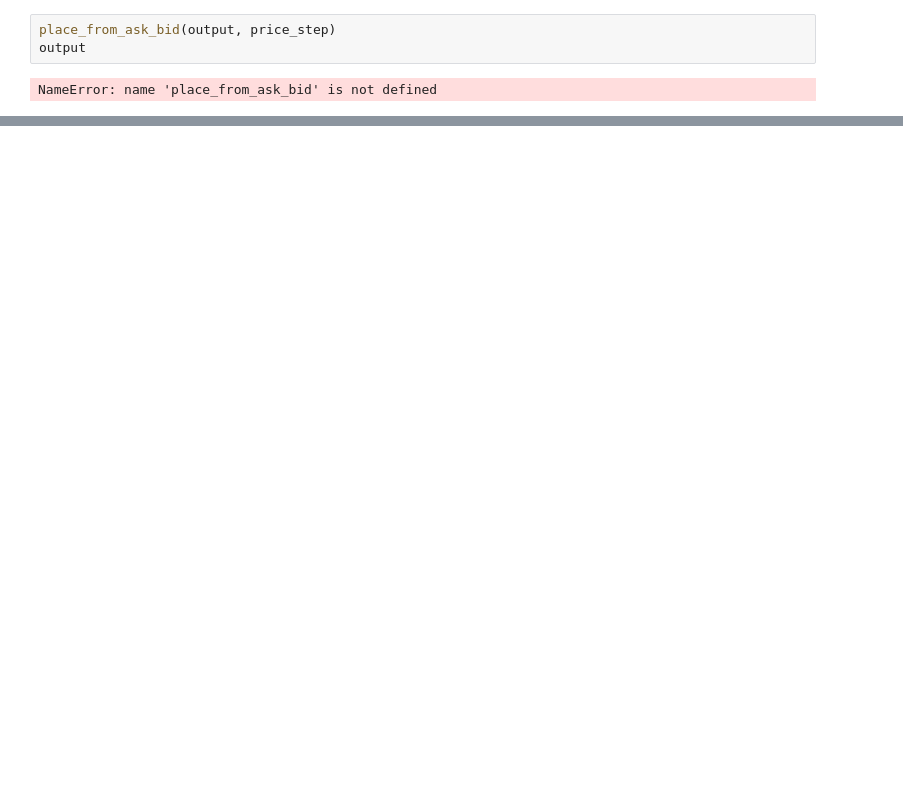
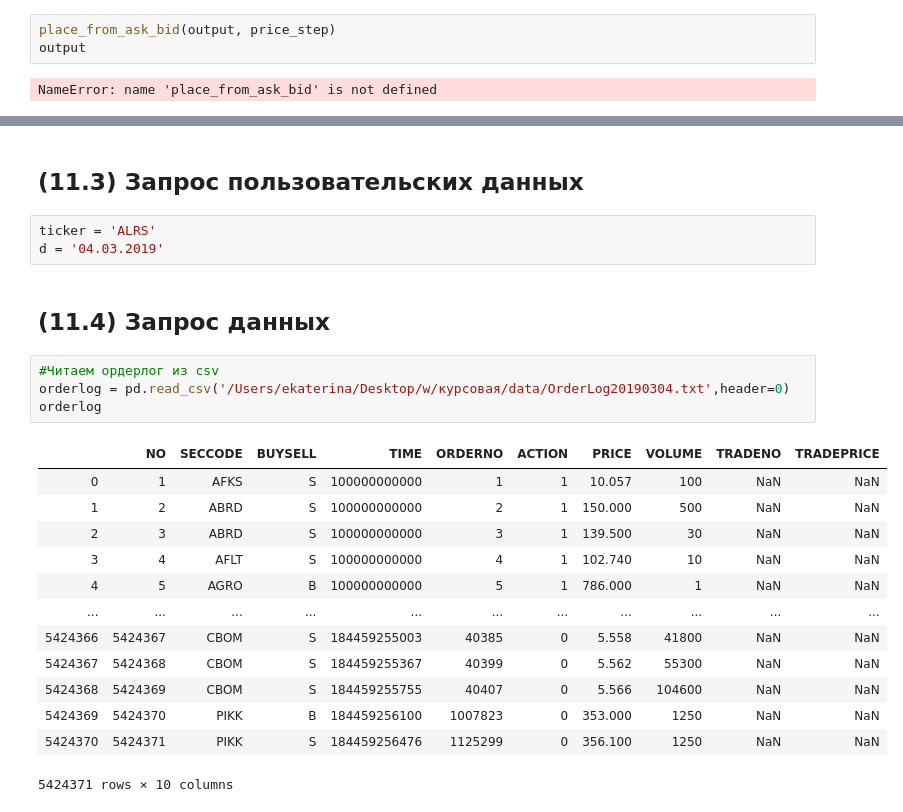
Before and after one commit to katya-luzina/master_thesis, a Jupyter notebook: адаптация кода к имеющимся данным.ipynb, the cells around one changed output, grey strips where cells are left out. Cells and saved outputs as stored; diff of their text form; blank space fills up the shorter version.

```diff
--- a/адаптация кода к имеющимся данным.ipynb
+++ b/адаптация кода к имеющимся данным.ipynb
@@ -352,0 +437,25 @@ NameError: name 'place_from_ask_bid' is not defined
+# %% [markdown]
+## (11.3) Запрос пользовательских данных
+# %%
+ticker = 'ALRS'
+d = '04.03.2019'
+# %% [markdown]
+## (11.4) Запрос данных
+# %%
+#Читаем ордерлог из csv
+orderlog = pd.read_csv('/Users/ekaterina/Desktop/w/курсовая/data/OrderLog20190304.txt',header=0)
+orderlog
+# %% [output]
+|  | NO | SECCODE | BUYSELL | TIME | ORDERNO | ACTION | PRICE | VOLUME | TRADENO | TRADEPRICE |
+| 0 | 1 | AFKS | S | 100000000000 | 1 | 1 | 10.057 | 100 | NaN | NaN |
+| 1 | 2 | ABRD | S | 100000000000 | 2 | 1 | 150.000 | 500 | NaN | NaN |
+| 2 | 3 | ABRD | S | 100000000000 | 3 | 1 | 139.500 | 30 | NaN | NaN |
+| 3 | 4 | AFLT | S | 100000000000 | 4 | 1 | 102.740 | 10 | NaN | NaN |
+| 4 | 5 | AGRO | B | 100000000000 | 5 | 1 | 786.000 | 1 | NaN | NaN |
+| ... | ... | ... | ... | ... | ... | ... | ... | ... | ... | ... |
+| 5424366 | 5424367 | CBOM | S | 184459255003 | 40385 | 0 | 5.558 | 41800 | NaN | NaN |
+| 5424367 | 5424368 | CBOM | S | 184459255367 | 40399 | 0 | 5.562 | 55300 | NaN | NaN |
+| 5424368 | 5424369 | CBOM | S | 184459255755 | 40407 | 0 | 5.566 | 104600 | NaN | NaN |
+| 5424369 | 5424370 | PIKK | B | 184459256100 | 1007823 | 0 | 353.000 | 1250 | NaN | NaN |
+| 5424370 | 5424371 | PIKK | S | 184459256476 | 1125299 | 0 | 356.100 | 1250 | NaN | NaN |
+5424371 rows × 10 columns
```
Also changed, not shown: parts of 13 cells of this notebook.
